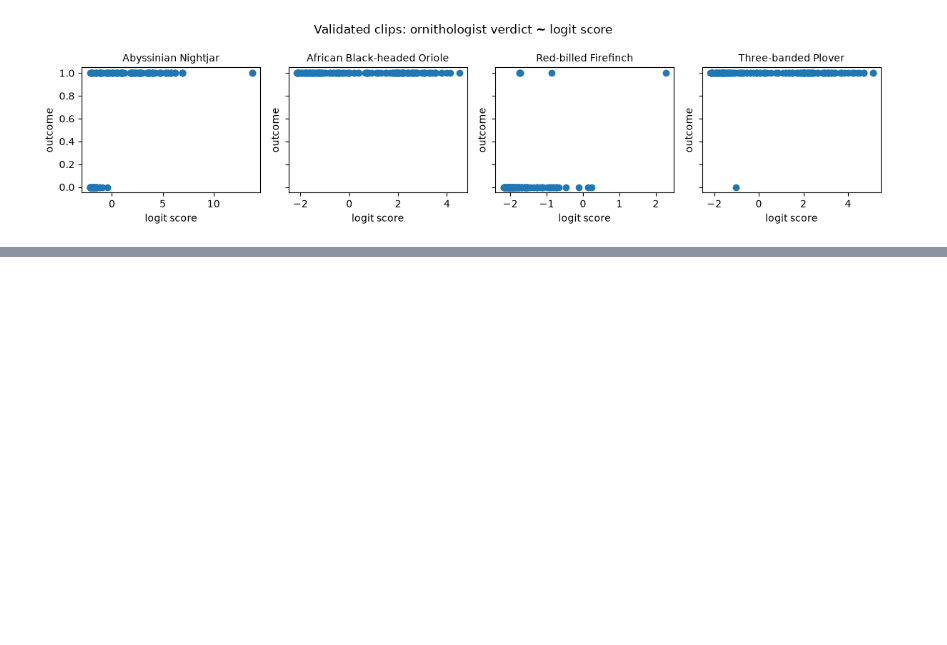
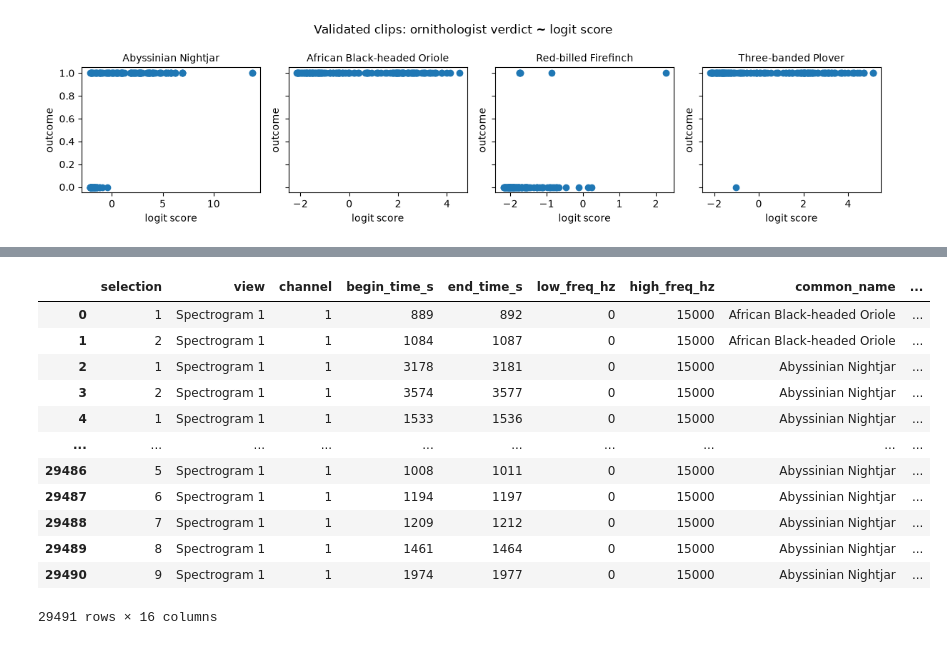
Before and after one commit to nsynes/natural-state-task, a Jupyter notebook: bird-data-investigation.ipynb, the cells around one changed output, grey strips where cells are left out. Drawn from its saved outputs; the diff is of its cells as text; code cells hidden in the pictures; blank space fills up the shorter version.

```diff
--- a/bird-data-investigation.ipynb
+++ b/bird-data-investigation.ipynb
@@ -155,0 +218,17 @@ fig.tight_layout()
+# %%
+df_obs = pd.merge(
+    df_pred,
+    thresholds_df[["threshold_conf", "threshold_usable", "species"]],
+    left_on="common_name",
+    right_on="species",
+    how="left"
+)
+df_obs.drop(columns="species", inplace=True)
+is_observation = df_obs["threshold_usable"] & (df_obs["confidence"] >= df_obs["threshold_conf"])
+df_obs["observation"] = df_obs["common_name"].where(is_observation)
+
+df_obs.groupby("common_name").agg(
+    predictions=("confidence", "size"),
+    observations=("observation", "count"),
+    threshold_usable=("threshold_usable", "first"),
+)
@@ -155,0 +242,16 @@ fig.tight_layout()
+# %%
+df_obs
+# %% [output]
+|  | selection | view | channel | begin_time_s | end_time_s | low_freq_hz | high_freq_hz | common_name | ... |
+| 0 | 1 | Spectrogram 1 | 1 | 889 | 892 | 0 | 15000 | African Black-headed Oriole | ... |
+| 1 | 2 | Spectrogram 1 | 1 | 1084 | 1087 | 0 | 15000 | African Black-headed Oriole | ... |
+| 2 | 1 | Spectrogram 1 | 1 | 3178 | 3181 | 0 | 15000 | Abyssinian Nightjar | ... |
+| 3 | 2 | Spectrogram 1 | 1 | 3574 | 3577 | 0 | 15000 | Abyssinian Nightjar | ... |
+| 4 | 1 | Spectrogram 1 | 1 | 1533 | 1536 | 0 | 15000 | Abyssinian Nightjar | ... |
+| ... | ... | ... | ... | ... | ... | ... | ... | ... | ... |
+| 29486 | 5 | Spectrogram 1 | 1 | 1008 | 1011 | 0 | 15000 | Abyssinian Nightjar | ... |
+| 29487 | 6 | Spectrogram 1 | 1 | 1194 | 1197 | 0 | 15000 | Abyssinian Nightjar | ... |
+| 29488 | 7 | Spectrogram 1 | 1 | 1209 | 1212 | 0 | 15000 | Abyssinian Nightjar | ... |
+| 29489 | 8 | Spectrogram 1 | 1 | 1461 | 1464 | 0 | 15000 | Abyssinian Nightjar | ... |
+| 29490 | 9 | Spectrogram 1 | 1 | 1974 | 1977 | 0 | 15000 | Abyssinian Nightjar | ... |
+29491 rows × 16 columns
```
Also changed, not shown: parts of 8 cells of this notebook, 2 other files.
